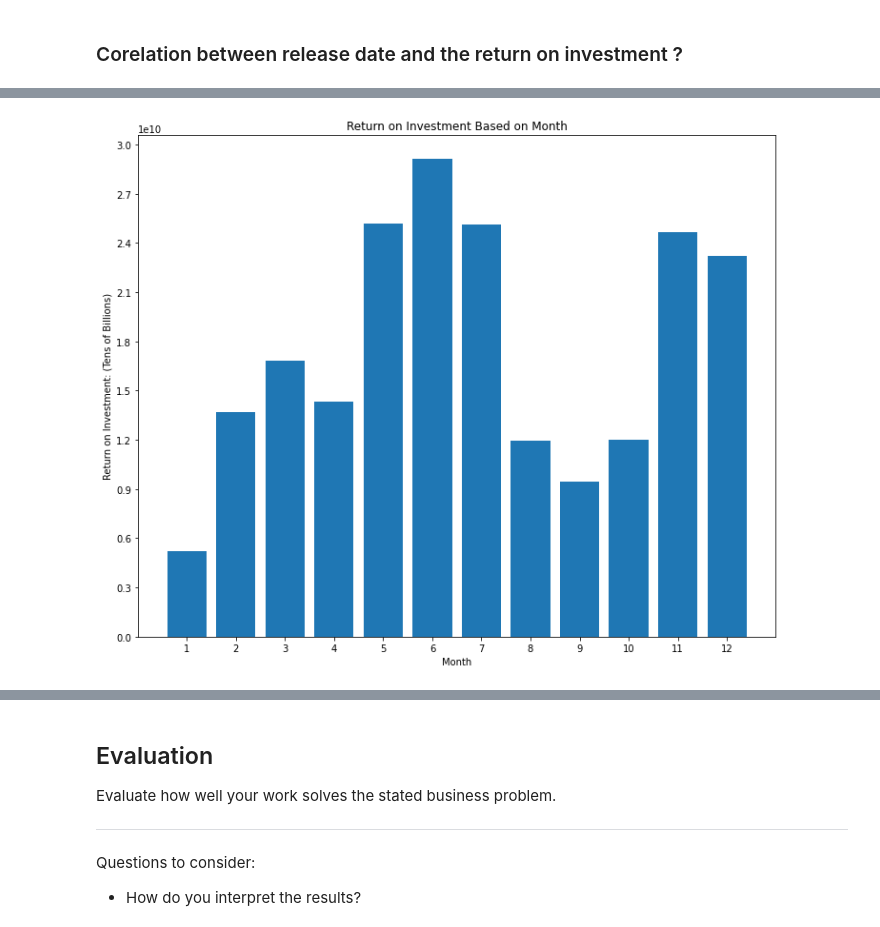
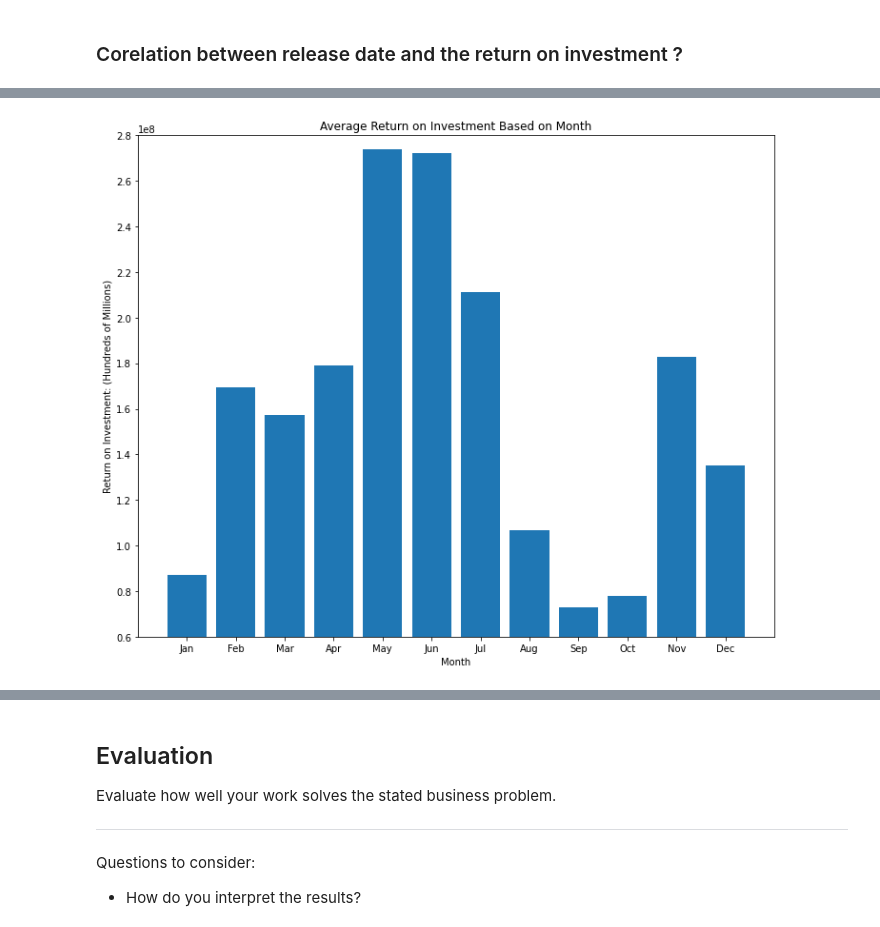
Before and after one commit to Freddy-2021/dsc-phase-1-project, a Jupyter notebook: student.ipynb, the cells around one changed output, grey strips where cells are left out. Drawn from its saved outputs; the diff is of its cells as text; code cells hidden in the pictures.

```diff
--- a/student.ipynb
+++ b/student.ipynb
@@ -292,7 +285,7 @@ assert len(tn_movie_budgets) == 5698
 # %%
 #This table seems ready to join with other tables.
 #I will repeat this process with the other tables I am looking to join.
-tn_movie_budgets_all_set = tn_movie_budgets
+tn_movie_budgets_all_set = tn_movie_budgets.copy()
 tn_movie_budgets_all_set.head()
 # %% [output]
 |  | release_date | movie | production_budget | domestic_gross | worldwide_gross |
@@ -1221,0 +1092,11 @@ release_date_df
+# %%
+#setting up the sub-dataframe for the months:
+release_date_df = movie_all_stats_df[['movie',"release_date", "roi",]].drop_duplicates()
+release_date_df = release_date_df.groupby(release_date_df.release_date.dt.month).roi.mean()
+release_date_df = release_date_df.to_frame().reset_index()
+
+#adding a column with the names of the months:
+months_dict = {1:'Jan',2:'Feb',3:'Mar',4:'Apr',5:'May',6:'Jun',
+               7:'Jul',8:'Aug',9:'Sep',10:'Oct',11:'Nov',12:'Dec'}
+release_date_df['month_name'] = release_date_df['release_date'].map(months_dict)
+release_date_df
@@ -1222,15 +1117,16 @@ release_date_df
 # %%
 fig, ax = plt.subplots(figsize=(10, 8))
-x = release_date_df['release_date']
+x = release_date_df['month_name']
 y = release_date_df['roi']
-yticks = np.linspace(start=0, stop=30000000000, num=11)
-xticks = np.linspace(start=min(x), stop=max(x), num=12)
-ax.set_xticks(xticks)
+yticks = np.linspace(start=60000000, stop=280000000, num=12)
+#xticks = np.linspace(start=min(x), stop=max(x), num=12)
+#ax.set_xticks(xticks)
 ax.set_yticks(yticks)
 plt.tight_layout()
 ax.bar(x, y)
-ax.set_title("Return on Investment Based on Month")
+ax.set_title("Average Return on Investment Based on Month")
 ax.set_xlabel("Month")
-ax.set_ylabel("Return on Investment: (Tens of Billions)");
+ax.set_ylabel("Return on Investment: (Hundreds of Millions)")
+ax.set_ylim(60000000,280000000);
 # %% [output]
-[figure, old version]
+[figure, new version]
```
Also changed, not shown: parts of 31 cells of this notebook.
